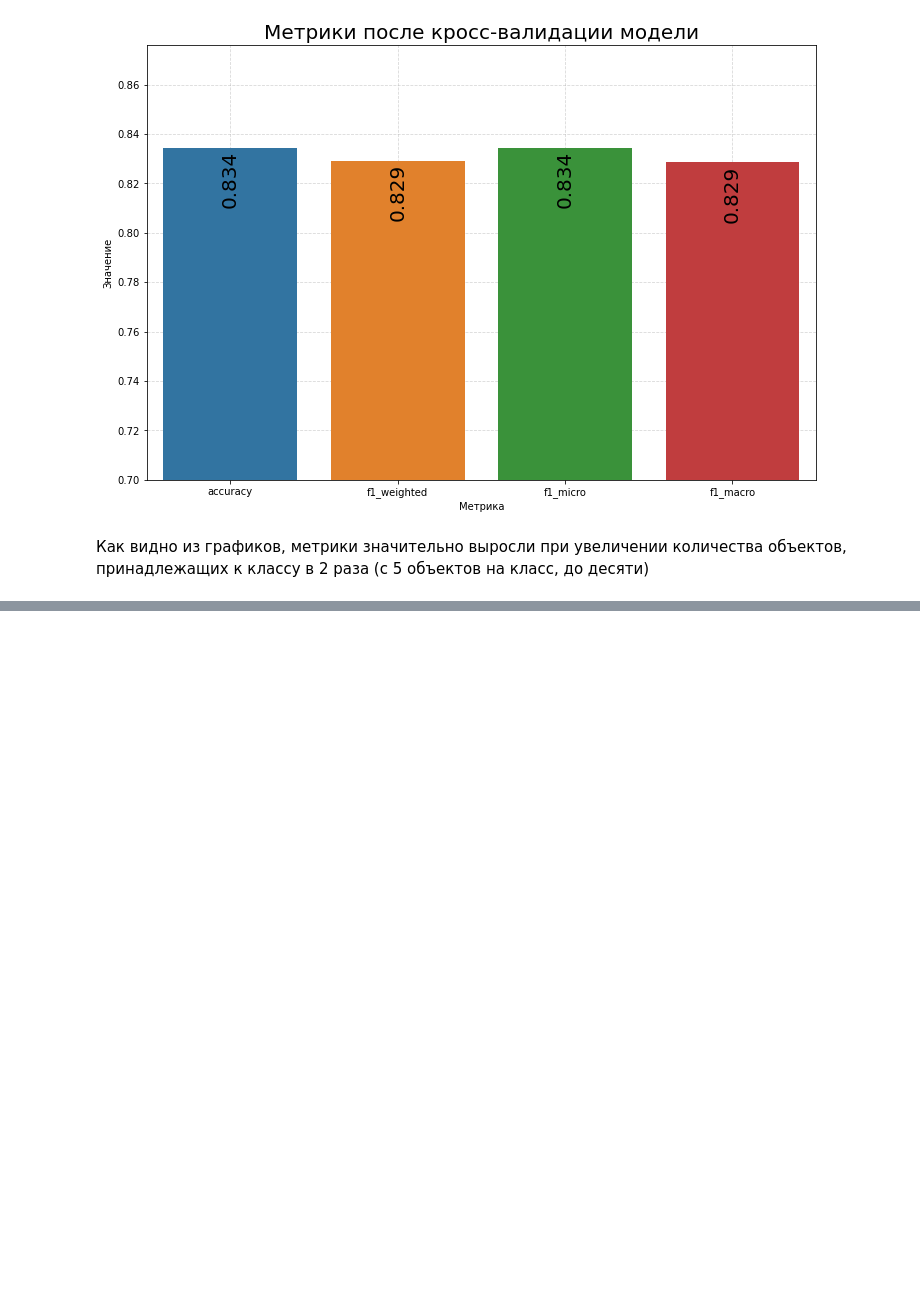
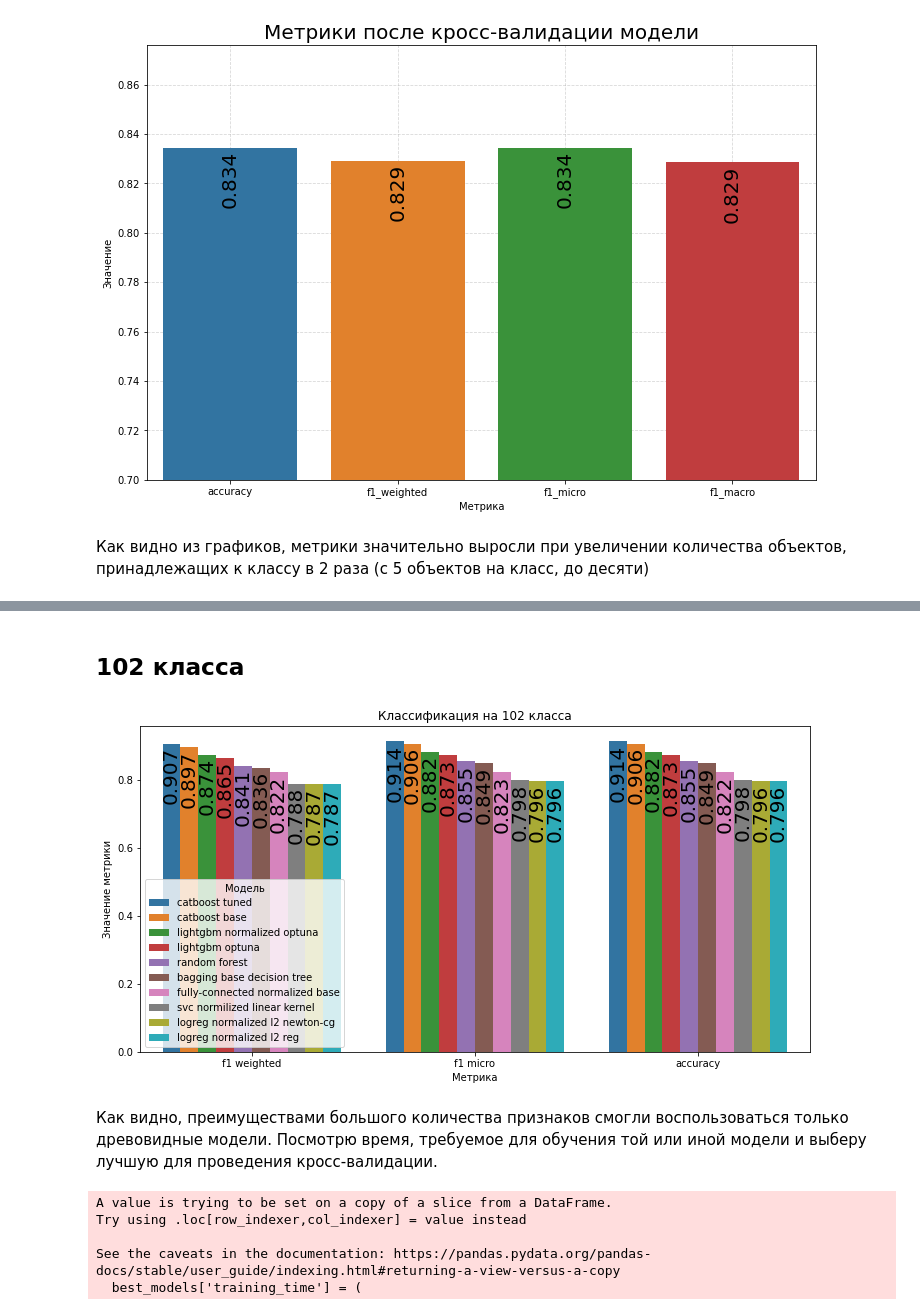
Before and after one commit to qdzzzxc/voice_classification_dusha, a Jupyter notebook: models_result.ipynb, the cells around one changed output, grey strips where cells are left out. Cells and saved outputs as stored; diff of their text form; code cells hidden in the pictures; blank space fills up the shorter version.

Commit message:
cv для большого катбуста, доделать тресхолды

```diff
--- a/models_result.ipynb
+++ b/models_result.ipynb
@@ -226,7 +274,8 @@ cls_354_5_df = pd.melt(
 )
 # %%
 plt.figure(figsize=(12, 6))
-bar = sns.barplot(x='Metric', y='Value', hue='tags.mlflow.runName', data=cls_354_5_df)
+bar = sns.barplot(x='Metric', y='Value',
+                  hue='tags.mlflow.runName', data=cls_354_5_df)
 sns.move_legend(bar, loc='upper left')
 bar.set_xticklabels(['f1 weighted', 'f1 micro', 'accuracy'])
 bar.set_xlabel('Метрика')
@@ -304,9 +370,9 @@ plt.show()
 # %% [markdown]
 В целом, можно сказать, что при увеличении количества классов, требуется увеличивать и количество аудиофайлов от каждого пользователя, но даже не делая этого, можно достичь хорошего результата. Проверю гипотезу об увеличении качества, при увеличении количества объектов класса.
 # %%
-with open(f'cross_validation_scores/svc gsc_354_more_data.json', 'r') as f:
+with open("cross_validation_scores/svc gsc_354_more_data.json", "r") as f:
     cv_scores = json.load(f)
 
-svc_res = pd.DataFrame(list(cv_scores.items()), columns=['Metric', 'Score'])
+svc_res = pd.DataFrame(list(cv_scores.items()), columns=["Metric", "Score"])
 # %%
 plt.figure(figsize=(12, 8))
@@ -325,0 +399,70 @@ plt.show()
+# %% [markdown]
+## 102 класса
+# %%
+experiment_name = "102 classes, 5 per class"
+experiment_id = dict(mlflow.get_experiment_by_name(experiment_name))[
+    'experiment_id']
+cls_102_5_df = mlflow.search_runs(
+    [experiment_id], order_by=['metrics.f1_weighted'])
+cls_102_5_df = cls_102_5_df.iloc[::-1][
+    [
+        'tags.mlflow.runName',
+        'metrics.f1_weighted',
+        'metrics.f1_micro',
+        'metrics.accuracy',
+    ]
+]
+
+cls_102_5_df = cls_102_5_df.sort_values(by='metrics.f1_weighted', ascending=False).iloc[:10, :]
+best_models_names = cls_102_5_df['tags.mlflow.runName']
+
+cls_102_5_df = pd.melt(
+    cls_102_5_df,
+    id_vars='tags.mlflow.runName',
+    value_vars=['metrics.f1_weighted', 'metrics.f1_micro', 'metrics.accuracy'],
+    var_name='Metric',
+    value_name='Value',
+)
+# %%
+plt.figure(figsize=(12, 6))
+bar = sns.barplot(x='Metric', y='Value',
+                  hue='tags.mlflow.runName', data=cls_102_5_df)
+sns.move_legend(bar, loc='upper left')
+bar.set_xticklabels(['f1 weighted', 'f1 micro', 'accuracy'])
+bar.set_xlabel('Метрика')
+bar.set_ylabel('Значение метрики')
+for container in bar.containers:
+    bar.bar_label(container, fmt='%.3f', rotation=90, padding=-60, size=20)
+plt.legend(title='Модель', loc='lower left')
+bar.set_title('Классификация на 102 класса')
+plt.show()
+# %% [output]
+[figure, added]
+# %% [markdown]
+Как видно, преимуществами большого количества признаков смогли воспользоваться только древовидные модели. Посмотрю время, требуемое для обучения той или иной модели и выберу лучшую для проведения кросс-валидации.
+# %%
+cls_102_5_df = mlflow.search_runs([experiment_id], order_by=['metrics.f1_weighted'])
+best_models = cls_102_5_df[
+    cls_102_5_df['tags.mlflow.runName'].isin(
+        best_models_names
+    )
+]
+best_models['training_time'] = (
+    best_models['end_time'] - best_models['start_time']
+).dt.seconds
+best_models = best_models[
+    [
+        'tags.mlflow.runName',
+        'metrics.f1_weighted',
+        'metrics.f1_micro',
+        'metrics.accuracy',
+        'training_time',
+    ]
+]
+best_models = best_models.sort_values(by='metrics.f1_weighted', ascending=False)
+# %% [output]
+A value is trying to be set on a copy of a slice from a DataFrame.
+Try using .loc[row_indexer,col_indexer] = value instead
+
+See the caveats in the documentation: https://pandas.pydata.org/pandas-docs/stable/user_guide/indexing.html#returning-a-view-versus-a-copy
+  best_models['training_time'] = (
```
Also changed, not shown: parts of 35 cells of this notebook, 9 other files.
